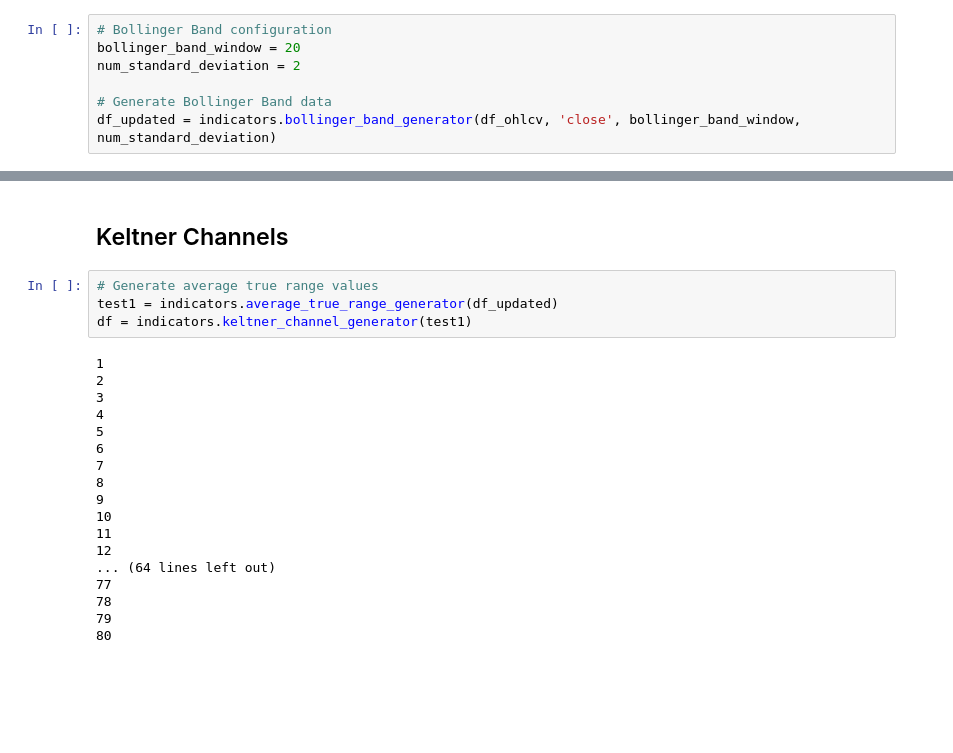
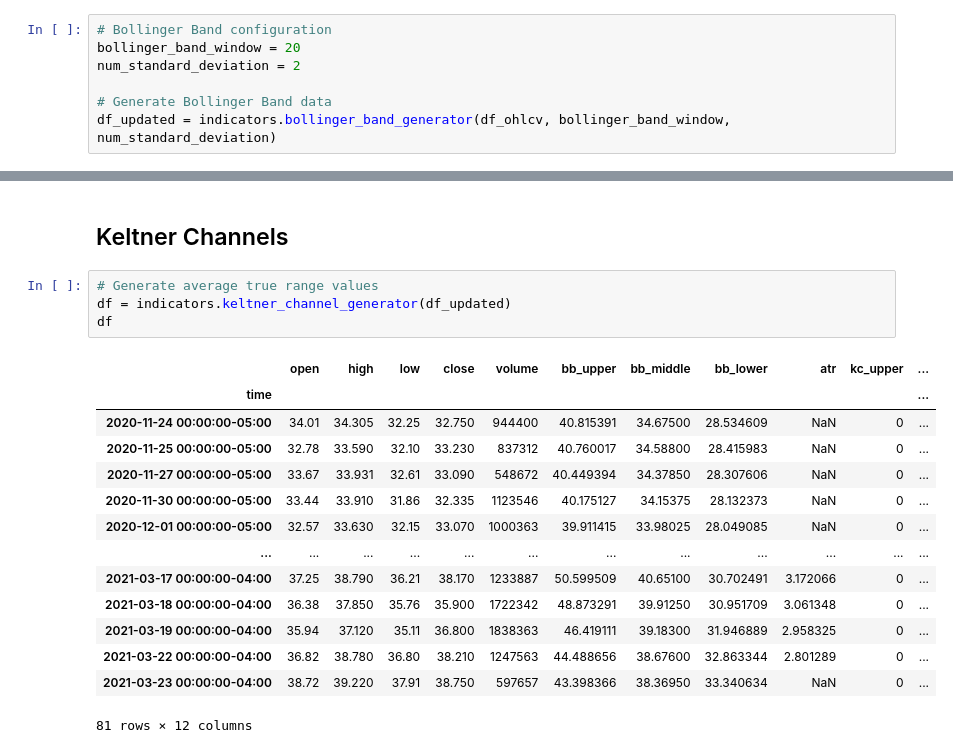
Before and after one commit to jonowens/bookish-fiesta, a Jupyter notebook: analyzer.ipynb, the cells around one changed output, grey strips where cells are left out. Saved outputs shown, nothing was run; the diff lists cells and outputs as text; blank space fills up the shorter version.

Commit message:
Removed unnecessary parameters from functions and creating keltner channel generator function.

```diff
--- a/analyzer.ipynb
+++ b/analyzer.ipynb
@@ -49,7 +49,7 @@ bollinger_band_window = 20
 num_standard_deviation = 2
 
 # Generate Bollinger Band data
-df_updated = indicators.bollinger_band_generator(df_ohlcv, 'close', bollinger_band_window, num_standard_deviation)
+df_updated = indicators.bollinger_band_generator(df_ohlcv, bollinger_band_window, num_standard_deviation)
 # %%
 df_updated[['close', 'bb_upper', 'bb_middle', 'bb_lower']].plot(figsize=(20,10), title=f'{ticker} Bollinger Bands', xlabel='Date', ylabel='Price (USD)')
 # %% [output]
@@ -59,23 +59,20 @@ df_updated[['close', 'bb_upper', 'bb_middle', 'bb_lower']].plot(figsize=(20,10),
 ## Keltner Channels
 # %%
 # Generate average true range values
-test1 = indicators.average_true_range_generator(df_updated)
-df = indicators.keltner_channel_generator(test1)
+df = indicators.keltner_channel_generator(df_updated)
+df
 # %% [output]
+|  | open | high | low | close | volume | bb_upper | bb_middle | bb_lower | atr | kc_upper | ... |
+| time |  |  |  |  |  |  |  |  |  |  | ... |
+| 2020-11-24 00:00:00-05:00 | 34.01 | 34.305 | 32.25 | 32.750 | 944400 | 40.815391 | 34.67500 | 28.534609 | NaN | 0 | ... |
+| 2020-11-25 00:00:00-05:00 | 32.78 | 33.590 | 32.10 | 33.230 | 837312 | 40.760017 | 34.58800 | 28.415983 | NaN | 0 | ... |
+| 2020-11-27 00:00:00-05:00 | 33.67 | 33.931 | 32.61 | 33.090 | 548672 | 40.449394 | 34.37850 | 28.307606 | NaN | 0 | ... |
+| 2020-11-30 00:00:00-05:00 | 33.44 | 33.910 | 31.86 | 32.335 | 1123546 | 40.175127 | 34.15375 | 28.132373 | NaN | 0 | ... |
+| 2020-12-01 00:00:00-05:00 | 32.57 | 33.630 | 32.15 | 33.070 | 1000363 | 39.911415 | 33.98025 | 28.049085 | NaN | 0 | ... |
+| ... | ... | ... | ... | ... | ... | ... | ... | ... | ... | ... | ... |
+| 2021-03-17 00:00:00-04:00 | 37.25 | 38.790 | 36.21 | 38.170 | 1233887 | 50.599509 | 40.65100 | 30.702491 | 3.172066 | 0 | ... |
+| 2021-03-18 00:00:00-04:00 | 36.38 | 37.850 | 35.76 | 35.900 | 1722342 | 48.873291 | 39.91250 | 30.951709 | 3.061348 | 0 | ... |
+| 2021-03-19 00:00:00-04:00 | 35.94 | 37.120 | 35.11 | 36.800 | 1838363 | 46.419111 | 39.18300 | 31.946889 | 2.958325 | 0 | ... |
+| 2021-03-22 00:00:00-04:00 | 36.82 | 38.780 | 36.80 | 38.210 | 1247563 | 44.488656 | 38.67600 | 32.863344 | 2.801289 | 0 | ... |
+| 2021-03-23 00:00:00-04:00 | 38.72 | 39.220 | 37.91 | 38.750 | 597657 | 43.398366 | 38.36950 | 33.340634 | NaN | 0 | ... |
-1
-2
-3
-4
-5
-6
-7
-8
-9
-10
-11
-12
-... (64 lines left out)
-77
-78
-79
-80
+81 rows × 12 columns
```
Also changed, not shown: 1 other file.
